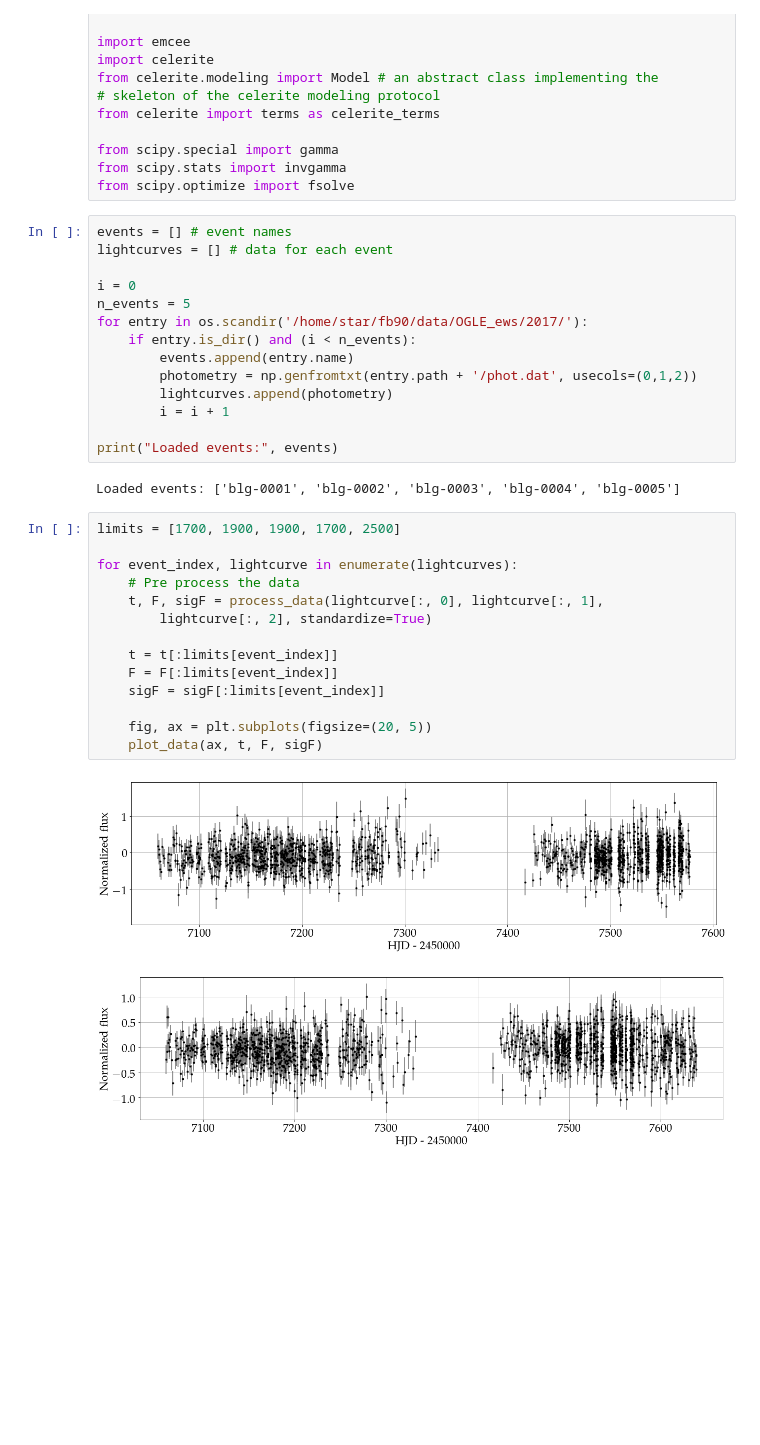
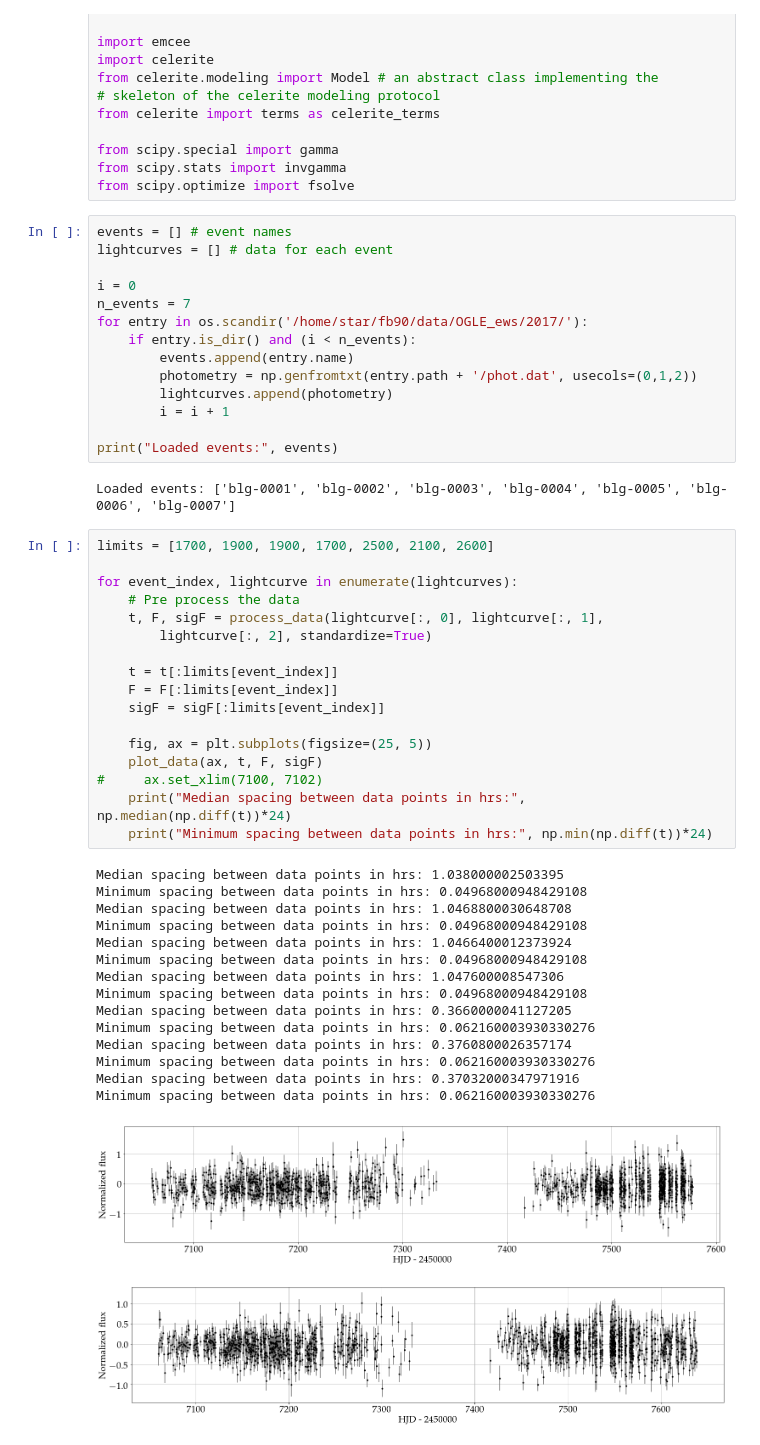
Before and after one commit to fbartolic/caustic, a Jupyter notebook: src/notebooks/temp.ipynb, the cells around one changed output. Drawn from its saved outputs; the diff is of its cells as text; blank space fills up the shorter version.

```diff
--- a/src/notebooks/temp.ipynb
+++ b/src/notebooks/temp.ipynb
@@ -28,7 +28,7 @@ events = [] # event names
 lightcurves = [] # data for each event
 
 i = 0
-n_events = 5
+n_events = 7
 for entry in os.scandir('/home/star/fb90/data/OGLE_ews/2017/'):
     if entry.is_dir() and (i < n_events):
         events.append(entry.name)
@@ -38,21 +38,38 @@ for entry in os.scandir('/home/star/fb90/data/OGLE_ews/2017/'):
 
 print("Loaded events:", events)
 # %% [output]
-Loaded events: ['blg-0001', 'blg-0002', 'blg-0003', 'blg-0004', 'blg-0005']
+Loaded events: ['blg-0001', 'blg-0002', 'blg-0003', 'blg-0004', 'blg-0005', 'blg-0006', 'blg-0007']
 # %%
-limits = [1700, 1900, 1900, 1700, 2500]
+limits = [1700, 1900, 1900, 1700, 2500, 2100, 2600]
 
 for event_index, lightcurve in enumerate(lightcurves):
     # Pre process the data
     t, F, sigF = process_data(lightcurve[:, 0], lightcurve[:, 1],
         lightcurve[:, 2], standardize=True)
 
     t = t[:limits[event_index]]
     F = F[:limits[event_index]]
     sigF = sigF[:limits[event_index]]
 
-    fig, ax = plt.subplots(figsize=(20, 5))
+    fig, ax = plt.subplots(figsize=(25, 5))
     plot_data(ax, t, F, sigF)
+#     ax.set_xlim(7100, 7102)
+    print("Median spacing between data points in hrs:", np.median(np.diff(t))*24)
+    print("Minimum spacing between data points in hrs:", np.min(np.diff(t))*24)
 # %% [output]
+Median spacing between data points in hrs: 1.038000002503395
+Minimum spacing between data points in hrs: 0.04968000948429108
+Median spacing between data points in hrs: 1.0468800030648708
+Minimum spacing between data points in hrs: 0.04968000948429108
+Median spacing between data points in hrs: 1.0466400012373924
+Minimum spacing between data points in hrs: 0.04968000948429108
+Median spacing between data points in hrs: 1.047600008547306
+Minimum spacing between data points in hrs: 0.04968000948429108
+Median spacing between data points in hrs: 0.3660000041127205
+Minimum spacing between data points in hrs: 0.062160003930330276
+Median spacing between data points in hrs: 0.3760800026357174
+Minimum spacing between data points in hrs: 0.062160003930330276
+Median spacing between data points in hrs: 0.37032000347971916
+Minimum spacing between data points in hrs: 0.062160003930330276
-[figure, old version]
+[figure, new version]
-[figure, old version]
+[figure, new version]
```
Also changed, not shown: parts of 1 cell of this notebook, 5 other files.
